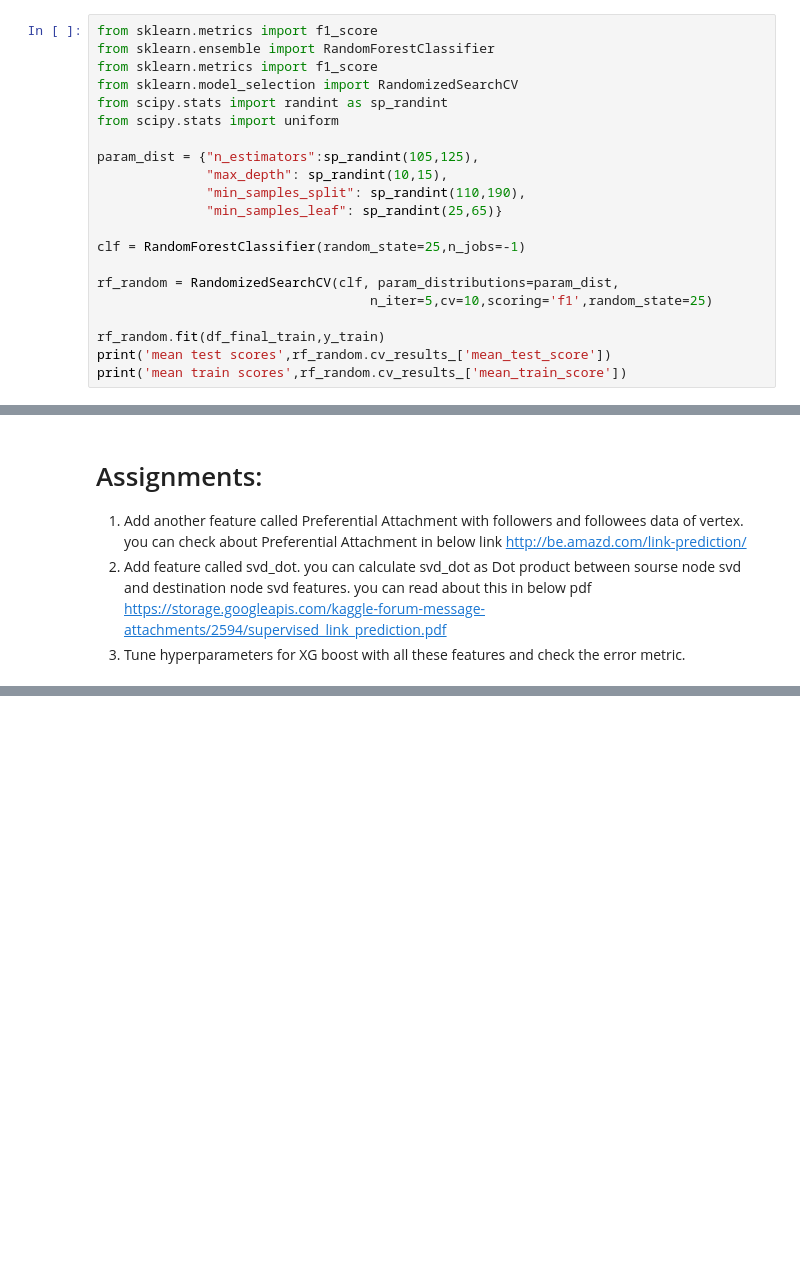
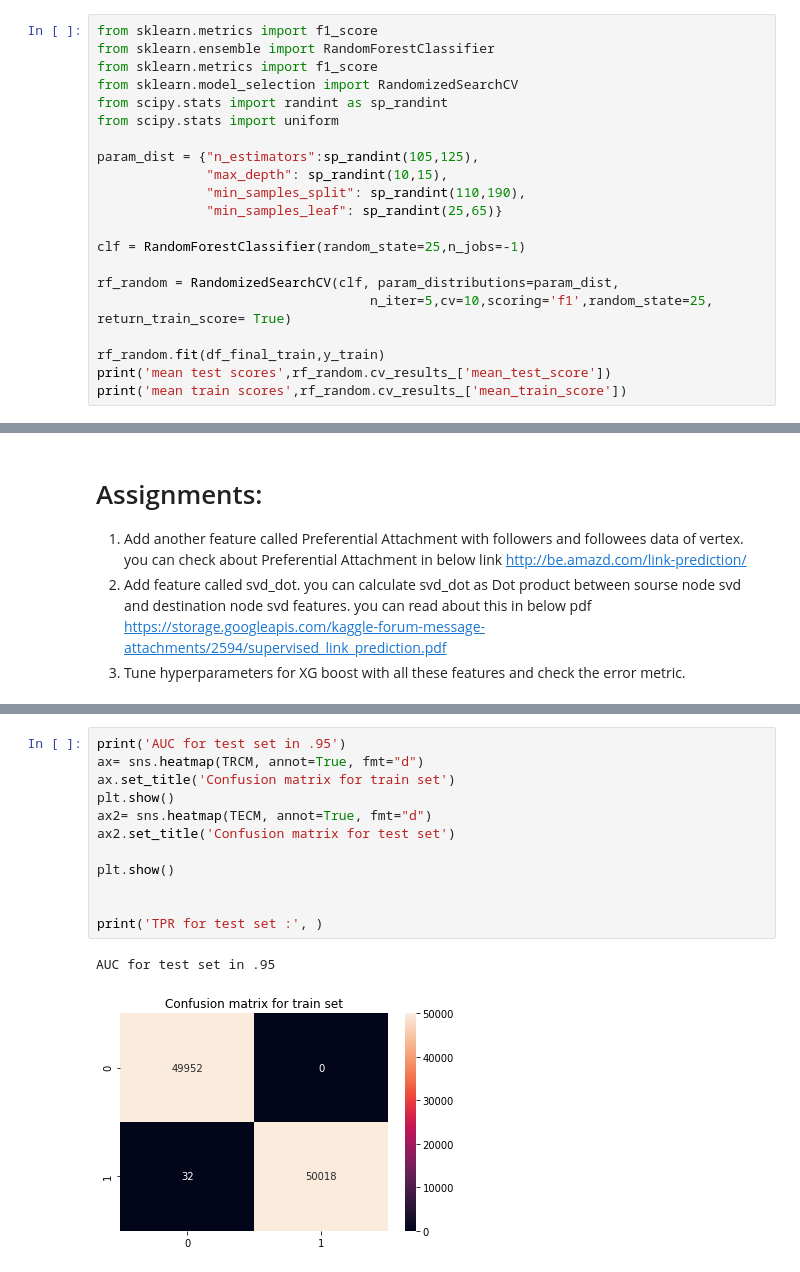
Before and after one commit to data-science-and-machine-learning/social-network-graph-link-prediction-facebook-challenge, a Jupyter notebook: FB_Models.ipynb, the cells around one changed output, grey strips where cells are left out. Drawn from its saved outputs; the diff is of its cells as text; blank space fills up the shorter version.

```diff
--- a/FB_Models.ipynb
+++ b/FB_Models.ipynb
@@ -142,7 +154,7 @@ param_dist = {"n_estimators":sp_randint(105,125),
 clf = RandomForestClassifier(random_state=25,n_jobs=-1)
 
 rf_random = RandomizedSearchCV(clf, param_distributions=param_dist,
-                                   n_iter=5,cv=10,scoring='f1',random_state=25)
+                                   n_iter=5,cv=10,scoring='f1',random_state=25, return_train_score= True)
 
 rf_random.fit(df_final_train,y_train)
 print('mean test scores',rf_random.cv_results_['mean_test_score'])
@@ -254,0 +484,15 @@ https://storage.googleapis.com/kaggle-forum-message-attachments/2594/supervised_
+# %%
+print('AUC for test set in .95')
+ax= sns.heatmap(TRCM, annot=True, fmt="d")
+ax.set_title('Confusion matrix for train set')
+plt.show()
+ax2= sns.heatmap(TECM, annot=True, fmt="d")
+ax2.set_title('Confusion matrix for test set')
+
+plt.show()
+
+
+print('TPR for test set :', )
+# %% [output]
+AUC for test set in .95
+[figure, added]
```
Also changed, not shown: parts of 20 cells of this notebook.
